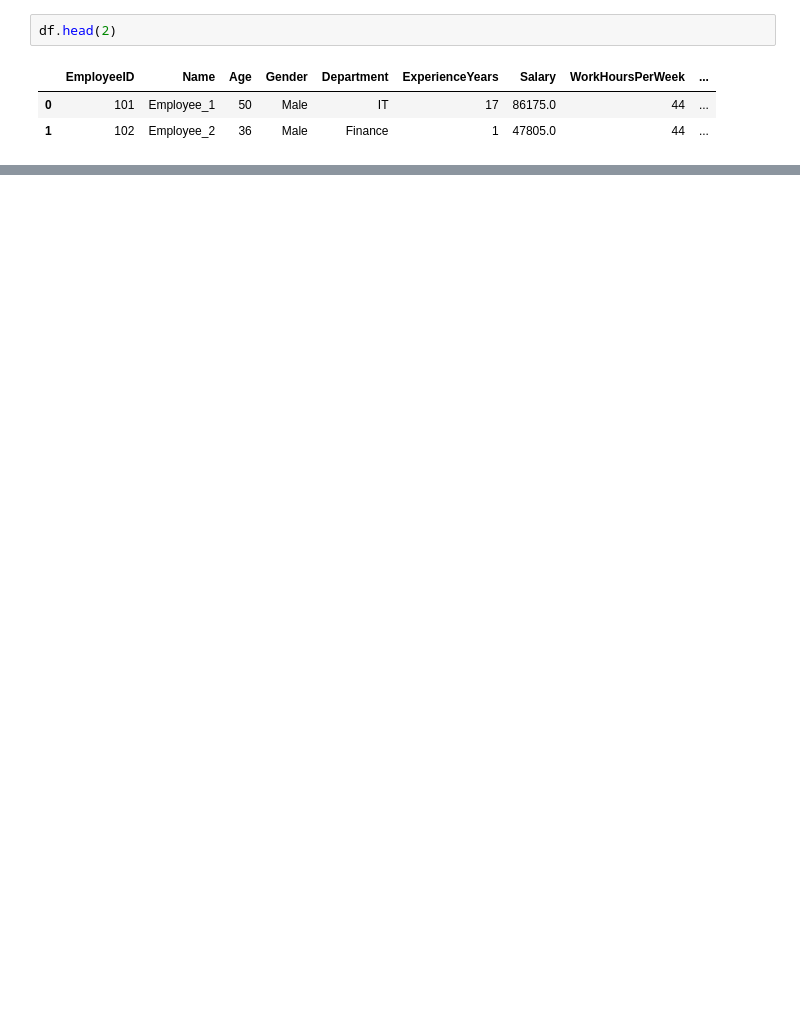
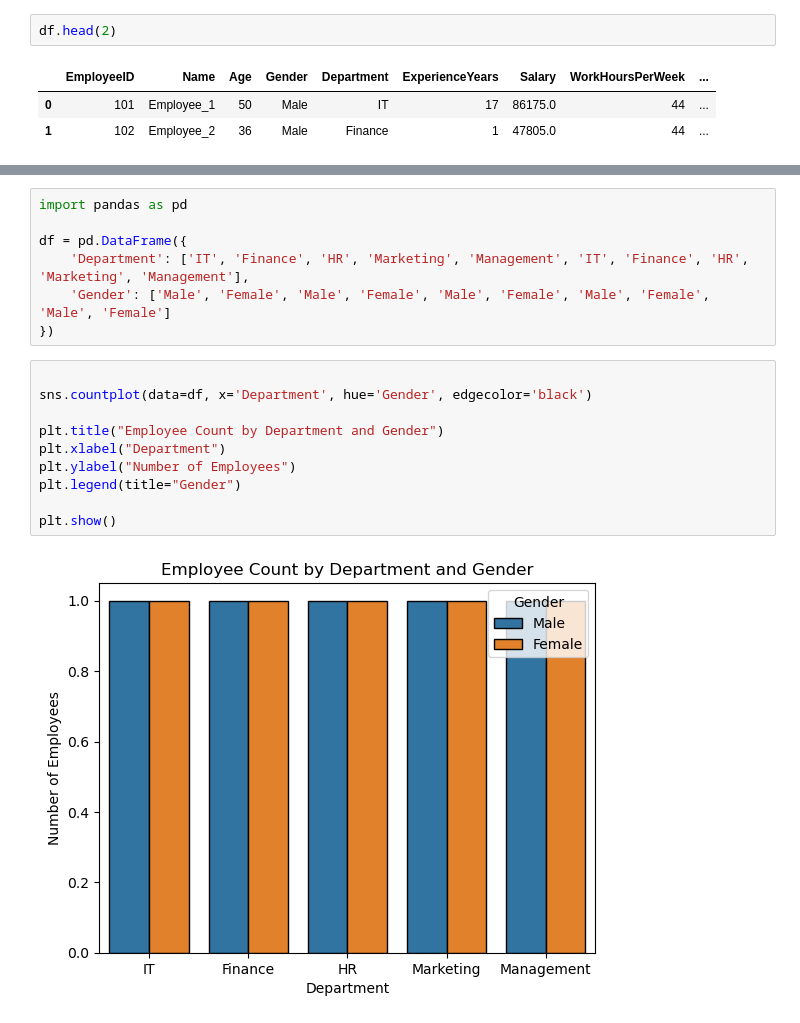
Before and after one commit to KzRaihan/Python_Statistics-Math-For-Machine-Learning, a Jupyter notebook: Module_18_Final_Exam_Python/_01_questions.ipynb, the cells around one changed output, grey strips where cells are left out. Saved outputs shown, nothing was run; the diff lists cells and outputs as text; blank space fills up the shorter version.

```diff
--- a/Module_18_Final_Exam_Python/_01_questions.ipynb
+++ b/Module_18_Final_Exam_Python/_01_questions.ipynb
@@ -494,0 +673,19 @@ ValueError: Plot kind barplot not recognized
+# %%
+import pandas as pd
+
+df = pd.DataFrame({
+    'Department': ['IT', 'Finance', 'HR', 'Marketing', 'Management', 'IT', 'Finance', 'HR', 'Marketing', 'Management'],
+    'Gender': ['Male', 'Female', 'Male', 'Female', 'Male', 'Female', 'Male', 'Female', 'Male', 'Female']
+})
+# %%
+
+sns.countplot(data=df, x='Department', hue='Gender', edgecolor='black')
+
+plt.title("Employee Count by Department and Gender")
+plt.xlabel("Department")
+plt.ylabel("Number of Employees")
+plt.legend(title="Gender")
+
+plt.show()
+# %% [output]
+[figure, added]
```
Also changed, not shown: parts of 50 cells of this notebook, 1 other file.
